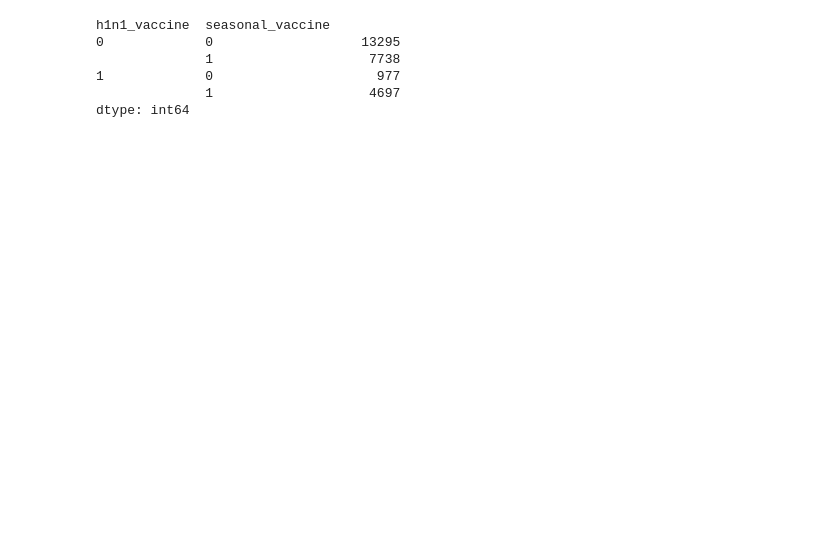
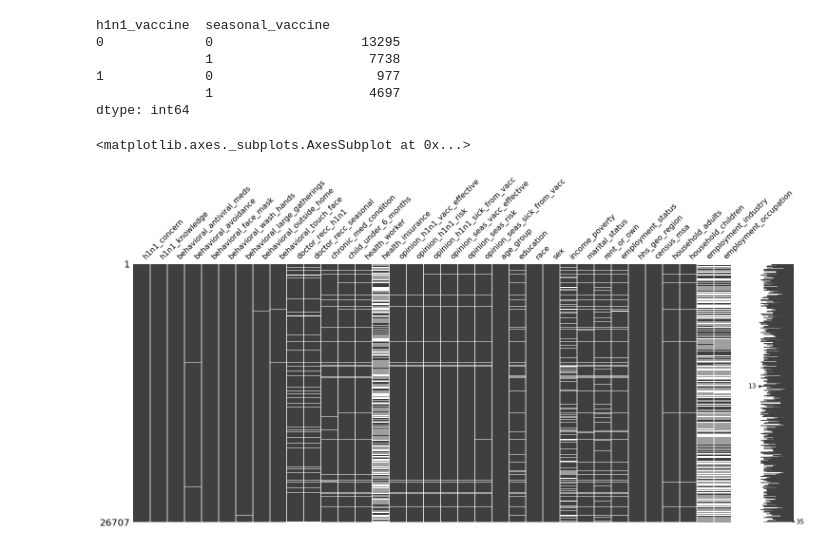
Before and after one commit to acmarkes/Flu-Vaccine---Driven-Data, a Jupyter notebook: exploration.ipynb, the cells around one changed output. Drawn from its saved outputs; the diff is of its cells as text; code cells hidden in the pictures; blank space fills up the shorter version.

```diff
--- a/exploration.ipynb
+++ b/exploration.ipynb
@@ -66,3 +157,13 @@ h1n1_vaccine  seasonal_vaccine
 1             0                     977
               1                    4697
 dtype: int64
+# %%
+X = df_cat.iloc[:,:-2]
+y = df_cat.iloc[:,-2:]
+
+cat_attrs = X.select_dtypes(include='category').columns
+# %%
+ms.matrix(X)
+# %% [output]
+<matplotlib.axes._subplots.AxesSubplot at 0x...>
+[figure, added]
```
Also changed, not shown: parts of 19 cells of this notebook, 1 other file.
